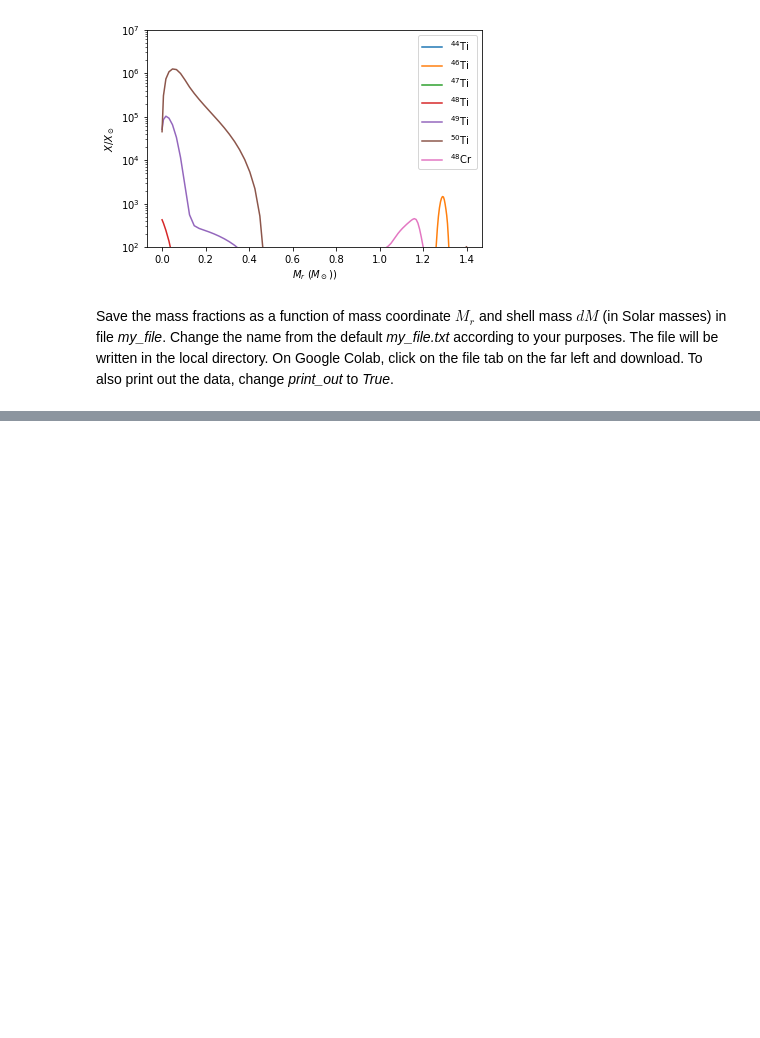
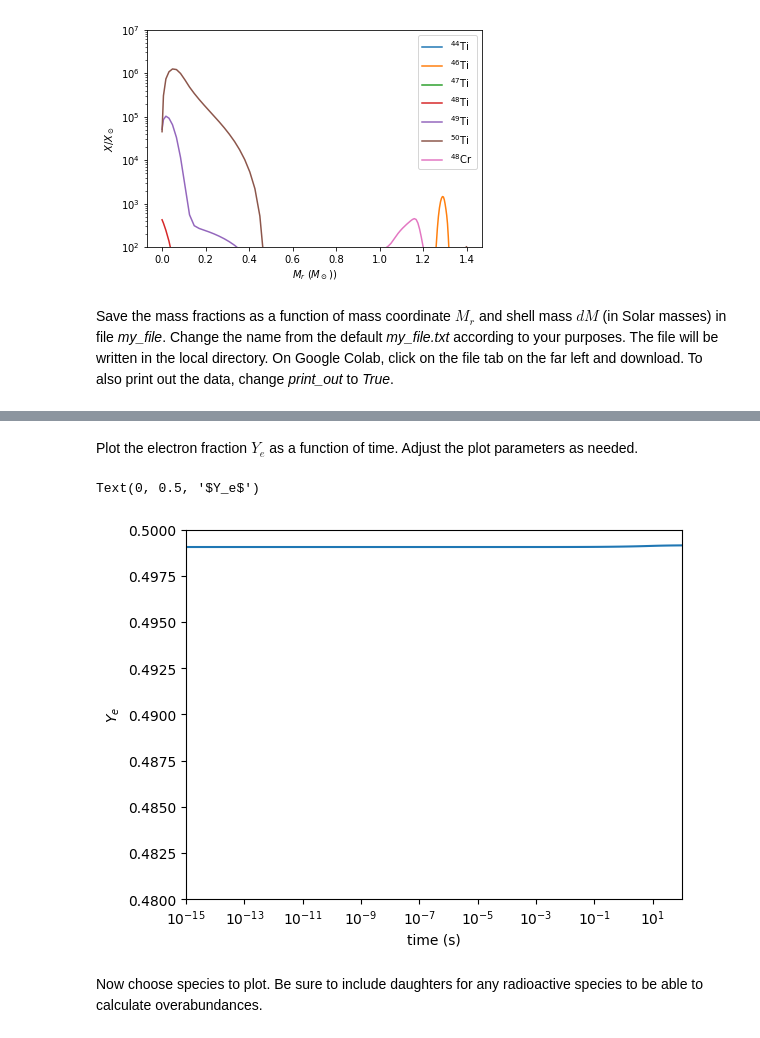
Before and after one commit to mbradle/NRLEE-Nucleosynthesis, a Jupyter notebook: nrlee.ipynb, the cells around one changed output, grey strips where cells are left out. Saved outputs shown, nothing was run; the diff lists cells and outputs as text; code cells hidden in the pictures; blank space fills up the shorter version.

```diff
--- a/nrlee.ipynb
+++ b/nrlee.ipynb
@@ -336,0 +362,18 @@ if print_out:
+# %% [markdown]
+Plot the electron fraction $Y_e$ as a function of time.  Adjust the plot parameters as needed.
+# %%
+props = my_xml.get_properties_as_floats(['time', 't9', 'rho'])
+y = my_xml.get_all_abundances_in_zones()
+ye = np.sum(np.dot(np.swapaxes(y, 1, 2), np.arange(y.shape[1])), axis=1)
+
+plt.plot(props['time'], ye)
+plt.xscale('log')
+plt.xlim([1.e-15,100])
+plt.ylim([0.48,0.5])
+plt.xlabel('time (s)')
+plt.ylabel('$Y_e$')
+# %% [output]
+Text(0, 0.5, '$Y_e$')
+[figure, added]
+# %% [markdown]
+Now choose species to plot.  Be sure to include daughters for any radioactive species to be able to calculate overabundances.
```
Also changed, not shown: parts of 20 cells of this notebook.
